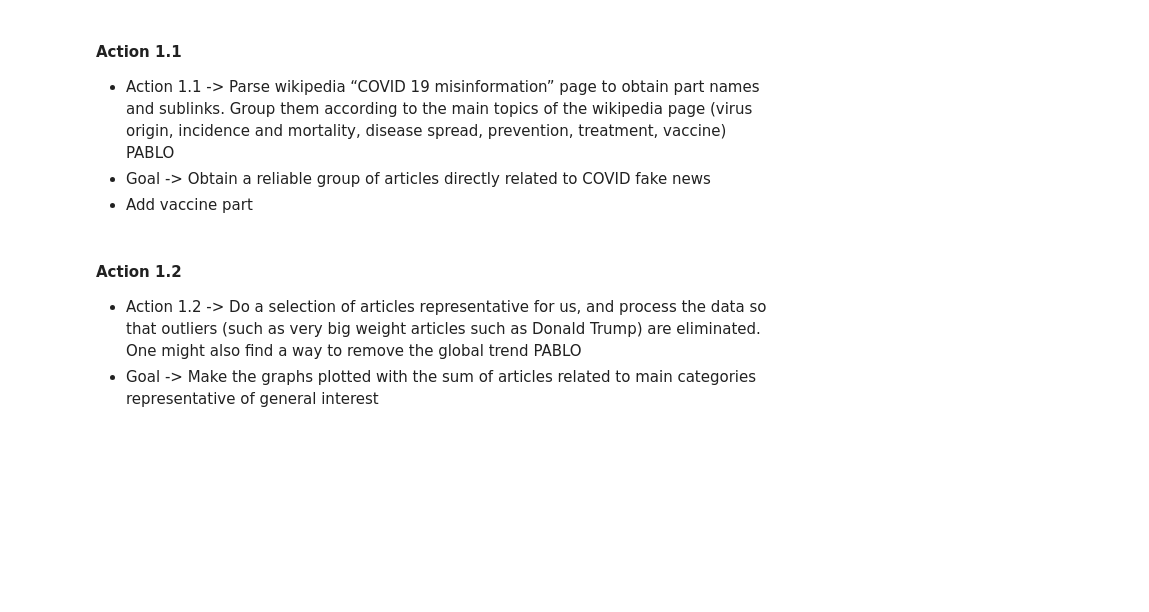
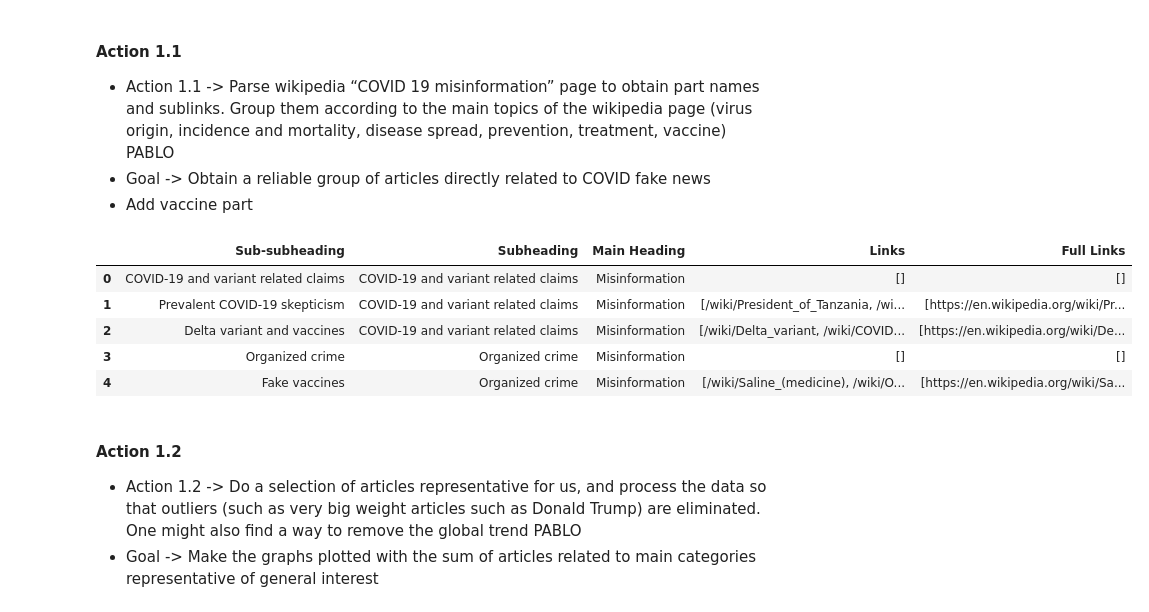
Before and after one commit to epfl-ada/ada-2023-project-thedogues1815, a Jupyter notebook: data_story.ipynb, the cells around one changed output. Cells and saved outputs as stored; diff of their text form; code cells hidden in the pictures; blank space fills up the shorter version.

Commit message:
New covid_misinformation file

```diff
--- a/data_story.ipynb
+++ b/data_story.ipynb
@@ -118,6 +105,18 @@ But first, we should be able to differentiate viewpage spikes which are fake new
 -	Action 1.1 -> Parse wikipedia “COVID 19 misinformation” page to obtain part names and sublinks. Group them according to the main topics of the wikipedia page (virus origin, incidence and mortality, disease spread, prevention, treatment, vaccine) PABLO
 -	Goal -> Obtain a reliable group of articles directly related to COVID fake news
 -	Add vaccine part
+# %%
+vaccine = scrape_wikipedia_page("COVID-19_vaccine_misinformation_and_hesitancy", language="en")
+en = scrape_wikipedia_page("COVID-19_misinformation", language="en")
+# %%
+vaccine.head()
+# %% [output]
+|  | Sub-subheading | Subheading | Main Heading | Links | Full Links |
+| 0 | COVID-19 and variant related claims | COVID-19 and variant related claims | Misinformation | [] | [] |
+| 1 | Prevalent COVID-19 skepticism | COVID-19 and variant related claims | Misinformation | [/wiki/President_of_Tanzania, /wi... | [https://en.wikipedia.org/wiki/Pr... |
+| 2 | Delta variant and vaccines | COVID-19 and variant related claims | Misinformation | [/wiki/Delta_variant, /wiki/COVID... | [https://en.wikipedia.org/wiki/De... |
+| 3 | Organized crime | Organized crime | Misinformation | [] | [] |
+| 4 | Fake vaccines | Organized crime | Misinformation | [/wiki/Saline_(medicine), /wiki/O... | [https://en.wikipedia.org/wiki/Sa... |
 # %%
 fetch_data = False
 save_data = False
```
Also changed, not shown: parts of 4 cells of this notebook, 2 other files.
